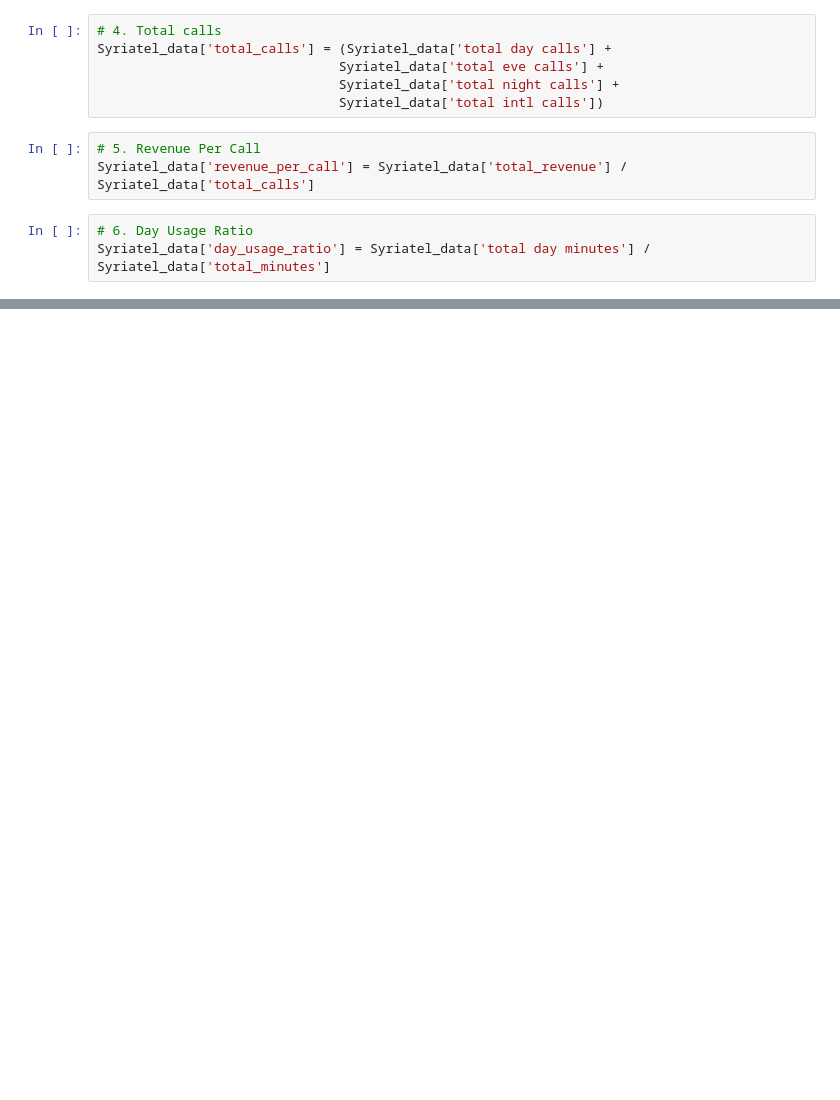
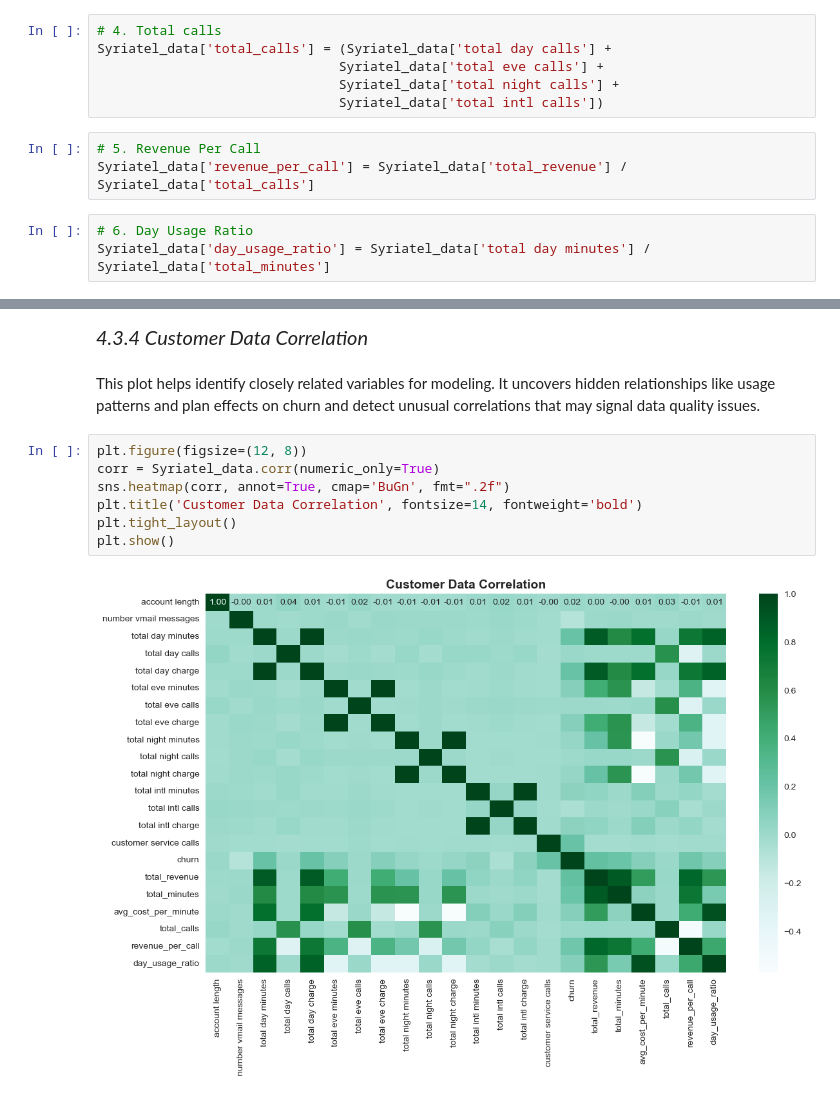
Before and after one commit to EAlmadi/Phase3_project, a Jupyter notebook: Syriatel.ipynb, the cells around one changed output, grey strips where cells are left out. Cells and saved outputs as stored; diff of their text form; blank space fills up the shorter version.

```diff
--- a/Syriatel.ipynb
+++ b/Syriatel.ipynb
@@ -325,0 +357,13 @@ Syriatel_data.columns.tolist()
+# %% [markdown]
+*<span style="font-size: 20px;">4.3.4 Customer Data Correlation</span>*
+# %% [markdown]
+This plot helps identify closely related variables for modeling. It uncovers hidden relationships like usage patterns and plan effects on churn and detect unusual correlations that may signal data quality issues.
+# %%
+plt.figure(figsize=(12, 8))
+corr = Syriatel_data.corr(numeric_only=True)
+sns.heatmap(corr, annot=True, cmap='BuGn', fmt=".2f")
+plt.title('Customer Data Correlation', fontsize=14, fontweight='bold')
+plt.tight_layout()
+plt.show()
+# %% [output]
+[figure, added]
```
Also changed, not shown: parts of 24 cells of this notebook.
